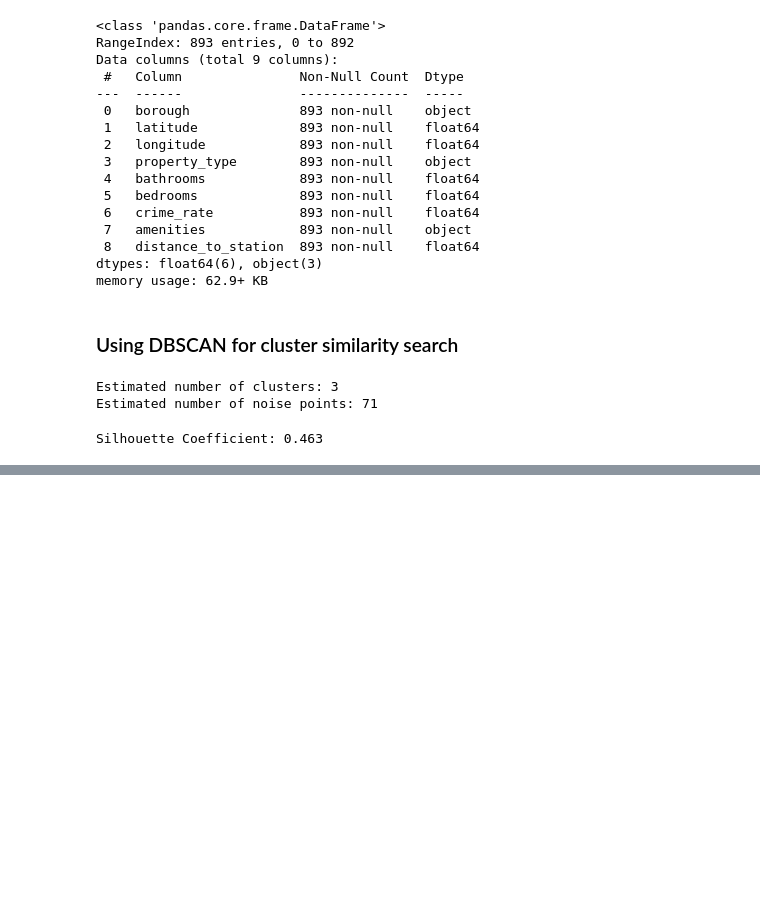
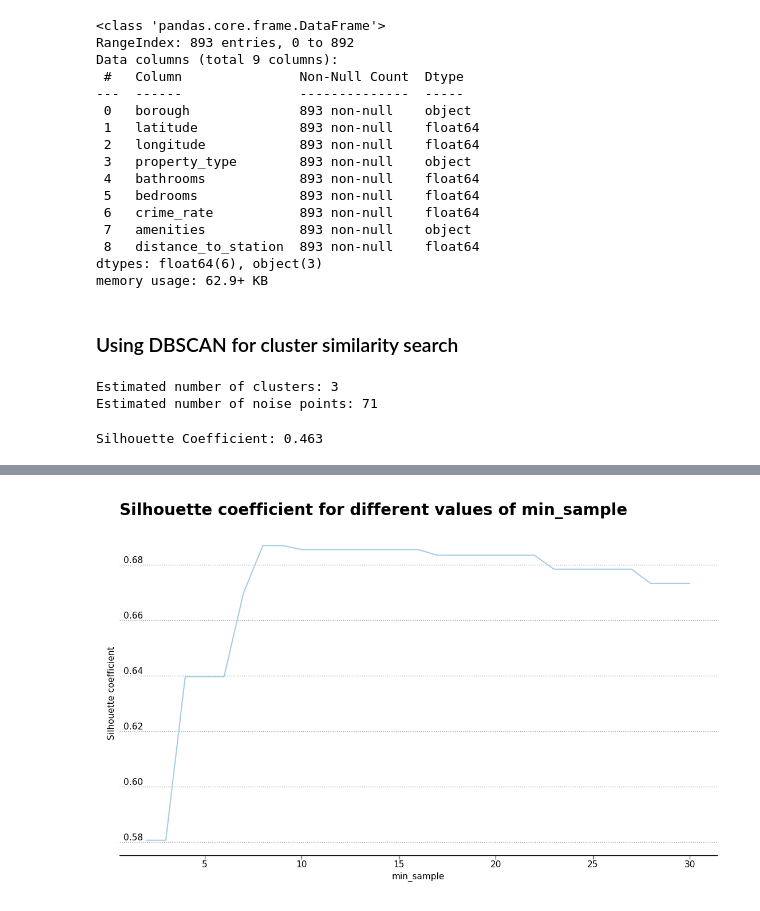
Before and after one commit to capac/short-term-rents-in-london, a Jupyter notebook: data-analysis.ipynb, the cells around one changed output, grey strips where cells are left out. Cells and saved outputs as stored; diff of their text form; code cells hidden in the pictures; blank space fills up the shorter version.

```diff
--- a/data-analysis.ipynb
+++ b/data-analysis.ipynb
@@ -262,0 +281,16 @@ Silhouette Coefficient: 0.463
+# %%
+sil_score_list = []
+min_sample_range = np.linspace(2, 30, 29)
+for min_sample in min_sample_range:
+    db = DBSCAN(eps=0.07, min_samples=int(min_sample), algorithm='auto').fit(X_geo)
+    labels = db.labels_
+    sil_score = metrics.silhouette_score(X_geo, labels)
+    sil_score_list.append(sil_score)
+# %%
+fig, ax = plt.subplots()
+ax.plot(min_sample_range, sil_score_list)
+ax.set_xlabel("min_sample")
+ax.set_ylabel("Silhouette coefficient")
+ax.set_title("Silhouette coefficient for different values of min_sample");
+# %% [output]
+[figure, added]
```
Also changed, not shown: parts of 3 cells of this notebook.
